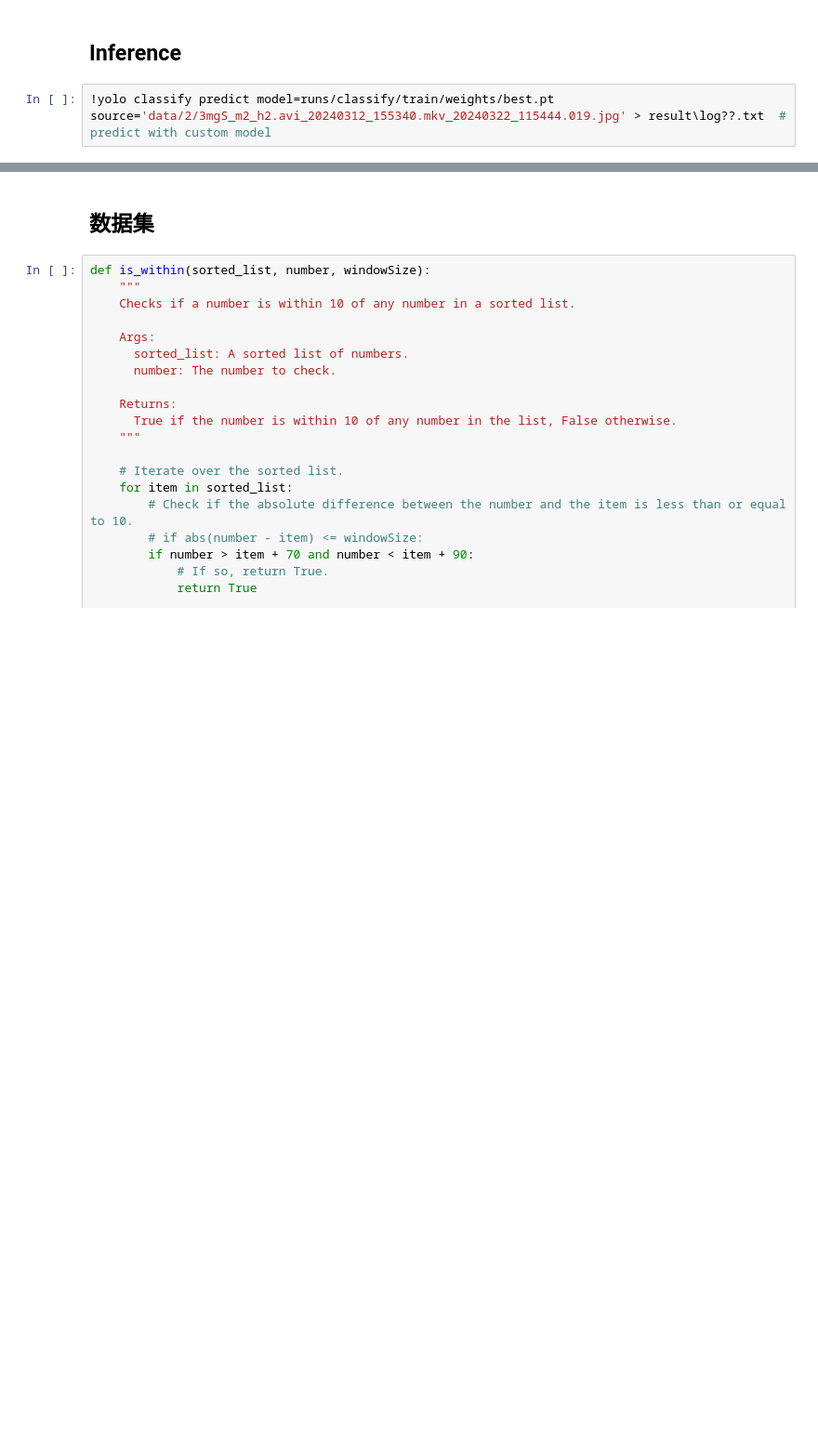
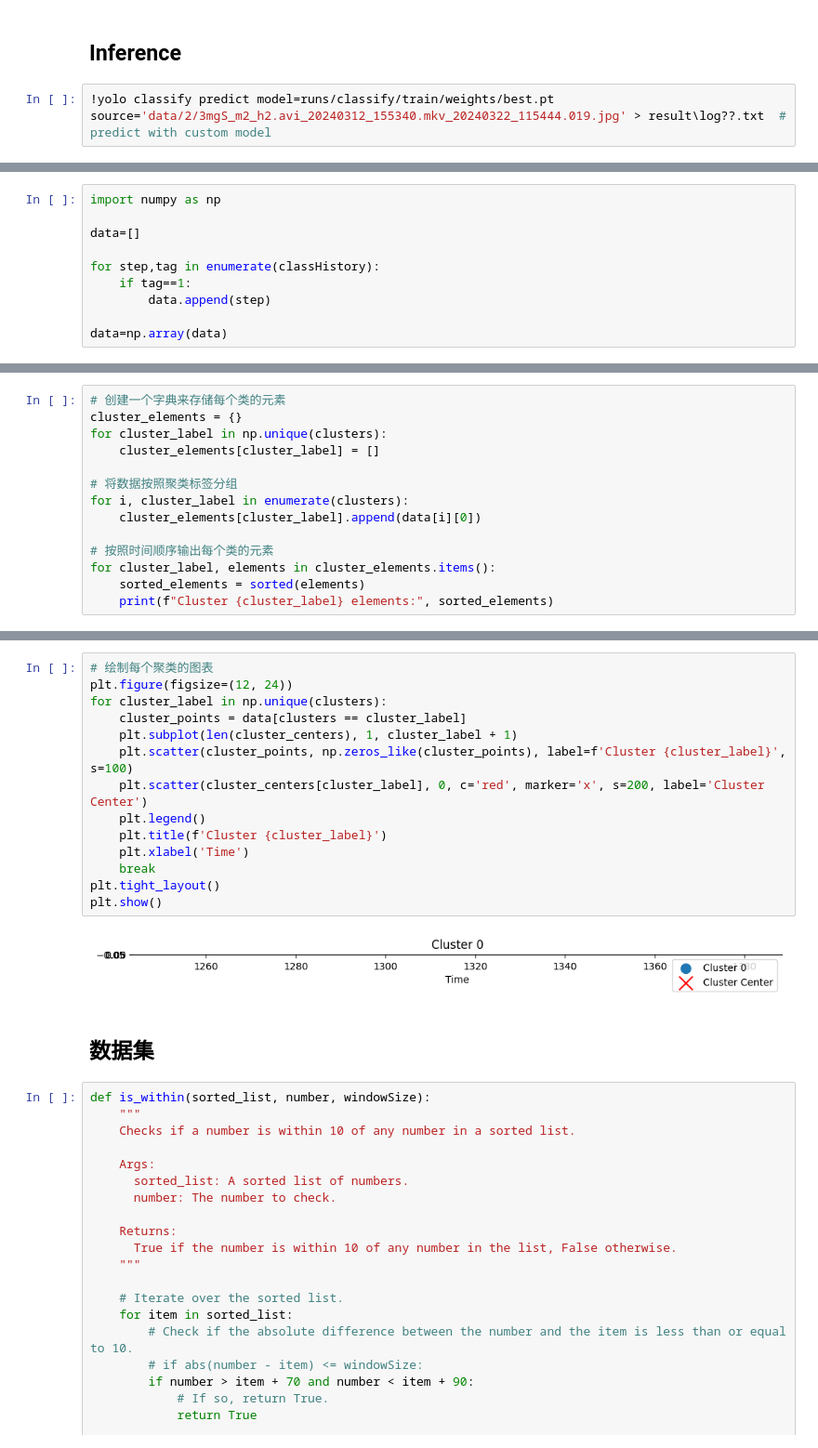
Before and after one commit to arnoliudaxia/mouseMotion_Recognition, a Jupyter notebook: yolo.ipynb, the cells around one changed output, grey strips where cells are left out. Shown at 93% size. Drawn from its saved outputs; the diff is of its cells as text; blank space fills up the shorter version.

```diff
--- a/yolo.ipynb
+++ b/yolo.ipynb
@@ -126,0 +139,10 @@ KeyboardInterrupt:
+# %%
+import numpy as np
+
+data=[]
+
+for step,tag in enumerate(classHistory):
+    if tag==1:
+        data.append(step)
+
+data=np.array(data)
@@ -126,0 +198,14 @@ KeyboardInterrupt:
+# %%
+# 创建一个字典来存储每个类的元素
+cluster_elements = {}
+for cluster_label in np.unique(clusters):
+    cluster_elements[cluster_label] = []
+
+# 将数据按照聚类标签分组
+for i, cluster_label in enumerate(clusters):
+    cluster_elements[cluster_label].append(data[i][0])
+
+# 按照时间顺序输出每个类的元素
+for cluster_label, elements in cluster_elements.items():
+    sorted_elements = sorted(elements)
+    print(f"Cluster {cluster_label} elements:", sorted_elements)
@@ -127,3 +230,19 @@ KeyboardInterrupt:
+# %%
+# 绘制每个聚类的图表
+plt.figure(figsize=(12, 24))
+for cluster_label in np.unique(clusters):
+    cluster_points = data[clusters == cluster_label]
+    plt.subplot(len(cluster_centers), 1, cluster_label + 1)
+    plt.scatter(cluster_points, np.zeros_like(cluster_points), label=f'Cluster {cluster_label}', s=100)
+    plt.scatter(cluster_centers[cluster_label], 0, c='red', marker='x', s=200, label='Cluster Center')
+    plt.legend()
+    plt.title(f'Cluster {cluster_label}')
+    plt.xlabel('Time')
+    break
+plt.tight_layout()
+plt.show()
+# %% [output]
+[figure, added]
 # %% [markdown]
 ## 数据集
 # %%
```
Also changed, not shown: parts of 10 cells of this notebook, 2 other files.
